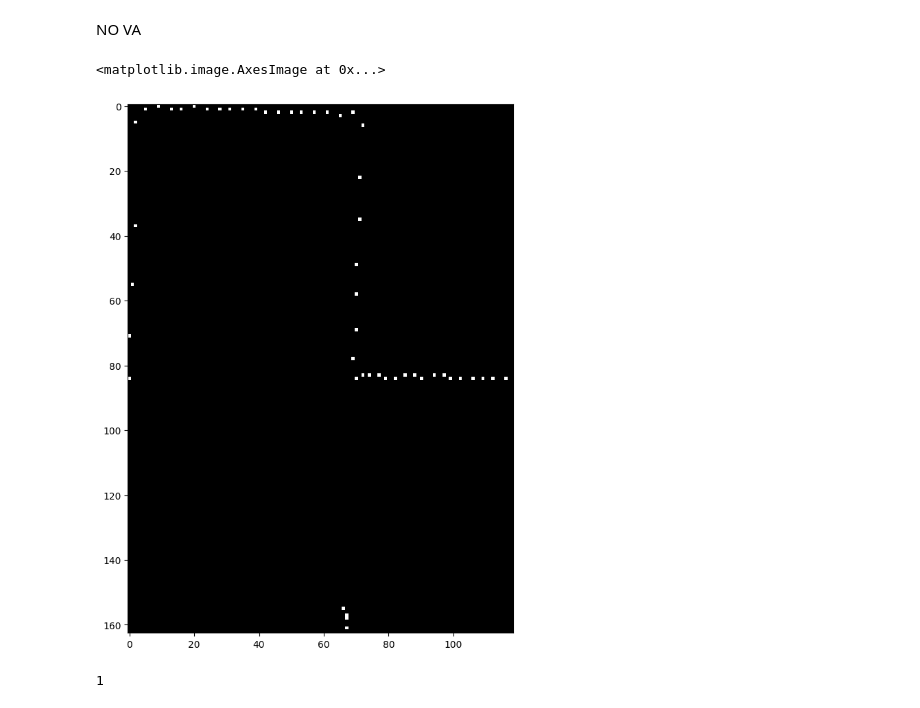
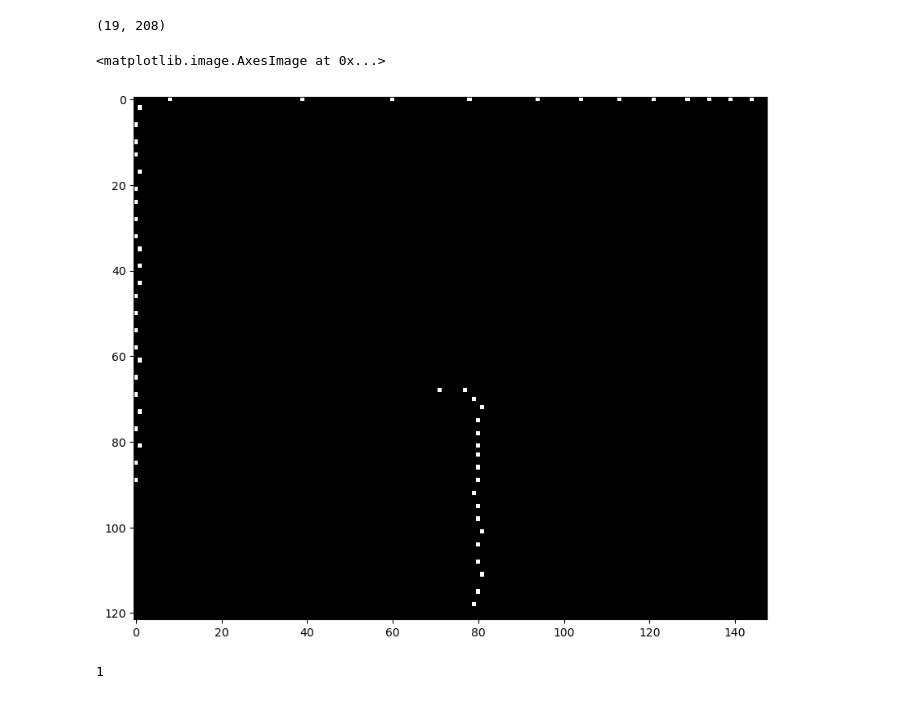
Before and after one commit to rir001/robmov_labs, a Jupyter notebook: test.ipynb, the cells around one changed output. Saved outputs shown, nothing was run; the diff lists cells and outputs as text; code cells hidden in the pictures.

```diff
--- a/test.ipynb
+++ b/test.ipynb
@@ -25,7 +25,7 @@ rango = np.arange(start_angle, final_angle, step)
 # %%
 # scale = 400
 # base = np.ones((2*2*scale, 4*scale), dtype=np.uint8) * 255
-points = []
+points = [(0, 0)]
 
 for n in range(62, 119):
     if muestra[n] == 4.0:
@@ -55,7 +55,7 @@ def get_image_angle(lista):
     for i in range(len(lista)-4):
         angle = get_angle(lista[i], lista[i+4])
         angles.append(angle)
-        rounded_angles.append(round(angle, 1))
+        rounded_angles.append(round(angle, 3))
     return (angles, rounded_angles)
 
 def get_point_with_angle(lista, angle):
@@ -75,7 +75,6 @@ def most_frequent(List):
         if(curr_frequency > counter):
             counter = curr_frequency
             num = i
-
     return num
 
 (h, rounded_h) = get_image_angle(points)
@@ -93,8 +92,4 @@ angle_1 = find_more_common_angle(rounded_h)
 
 print(angle_1, angle_)
 basee_point = get_point_with_angle(points, angle_1)[0]
-
-
-
-#################
 # %% [output]
@@ -103,21 +98,26 @@ basee_point = get_point_with_angle(points, angle_1)[0]
 # %%
-def get_image(basee_point, angle_):
+def get_image(basee_point, angle_, points_):
 
-    map = np.zeros((2*2*ESCALA, 4*ESCALA), dtype=np.uint8)
+    mapa = np.zeros((2*2*ESCALA, 4*ESCALA), dtype=np.uint8)
 
-    for p in points:
+    p = points_[0]
+    ang = get_angle(basee_point, p)
+    dist = get_distance(basee_point, p)
+    x = int(dist*np.cos(ang - angle_ + np.pi)*ESCALA)
+    y = int(dist*np.sin(ang - angle_ + np.pi)*ESCALA)
+    center = (-y + 2*ESCALA, 2*ESCALA + x)
+
+    for p in points_[1:]:
         ang = get_angle(basee_point, p)
         dist = get_distance(basee_point, p)
-        x = int(dist*np.cos(ang - angle_ + np.pi)*(ESCALA + 1))
-        y = int(dist*np.sin(ang - angle_ + np.pi)*(ESCALA + 1))
-        # print("(x,y)", (x,y))
-        map[-y + 2*ESCALA, 2*ESCALA + x] = BLACK
+        x = int(dist*np.cos(ang - angle_ + np.pi)*ESCALA)
+        y = int(dist*np.sin(ang - angle_ + np.pi)*ESCALA)
+        mapa[-y + 2*ESCALA, 2*ESCALA + x] = BLACK
 
-    return map
+    return mapa, center
 
-fixed_map = get_image(basee_point, angle_1)
+fixed_map, center = get_image(basee_point, angle_1, points)
 
 plt.imshow(cv2.dilate(fixed_map, kernel), cmap='gray')
-# plt.imshow(fixed_map, cmap='gray')
 # %% [output]
 <matplotlib.image.AxesImage at 0x...>
@@ -125,2 +124,0 @@ plt.imshow(cv2.dilate(fixed_map, kernel), cmap='gray')
-# %% [markdown]
-NO VA
@@ -139,40 +125,41 @@ NO VA
 # %%
-# Encuentra el pixel de mas a la izquiera y el de mas arriba en la imagen
-
 def find_edges(image):
     top = -1
     bottom = -1
     right = -1
     left = -1
 
     for i in range(len(image)):
         if top == -1:
             if np.sum(image[i]) != 0:
                 top = i
         if bottom == -1:
             if np.sum(image[-i - 1]) != 0:
                 bottom = len(image) - i - 1
 
     for j in range(len(image[0])):
         if left == -1:
             if np.sum(image[:, j]) != 0:
                 left = j
         if right == -1:
             if np.sum(image[:, -j - 1]) != 0:
                 right = len(image[i]) - j - 1
 
     return top, bottom, left, right
 
 
 
 # Recorta la imagen de un tamaño 180x180 desde el pixel izq, arriba
 T, B, L, R = find_edges(fixed_map)
 fm_final_xd = fixed_map[T:B, L:R]
+center_ = (center[0] - T, center[1] - L)
+print(center_)
 # plt.imshow(fm_final_xd, cmap='gray')
 plt.imshow(cv2.dilate(fm_final_xd, kernel), cmap='gray')
 # %% [output]
-<matplotlib.image.AxesImage at 0x...>
+(19, 208)
+<matplotlib.image.AxesImage at 0x...>
-[figure, old version]
+[figure, new version]
 # %%
 # Real Map:
 real_map = cv2.imread("./maps/mapa.pgm", cv2.IMREAD_GRAYSCALE)
```
Also changed, not shown: parts of 14 cells of this notebook.
